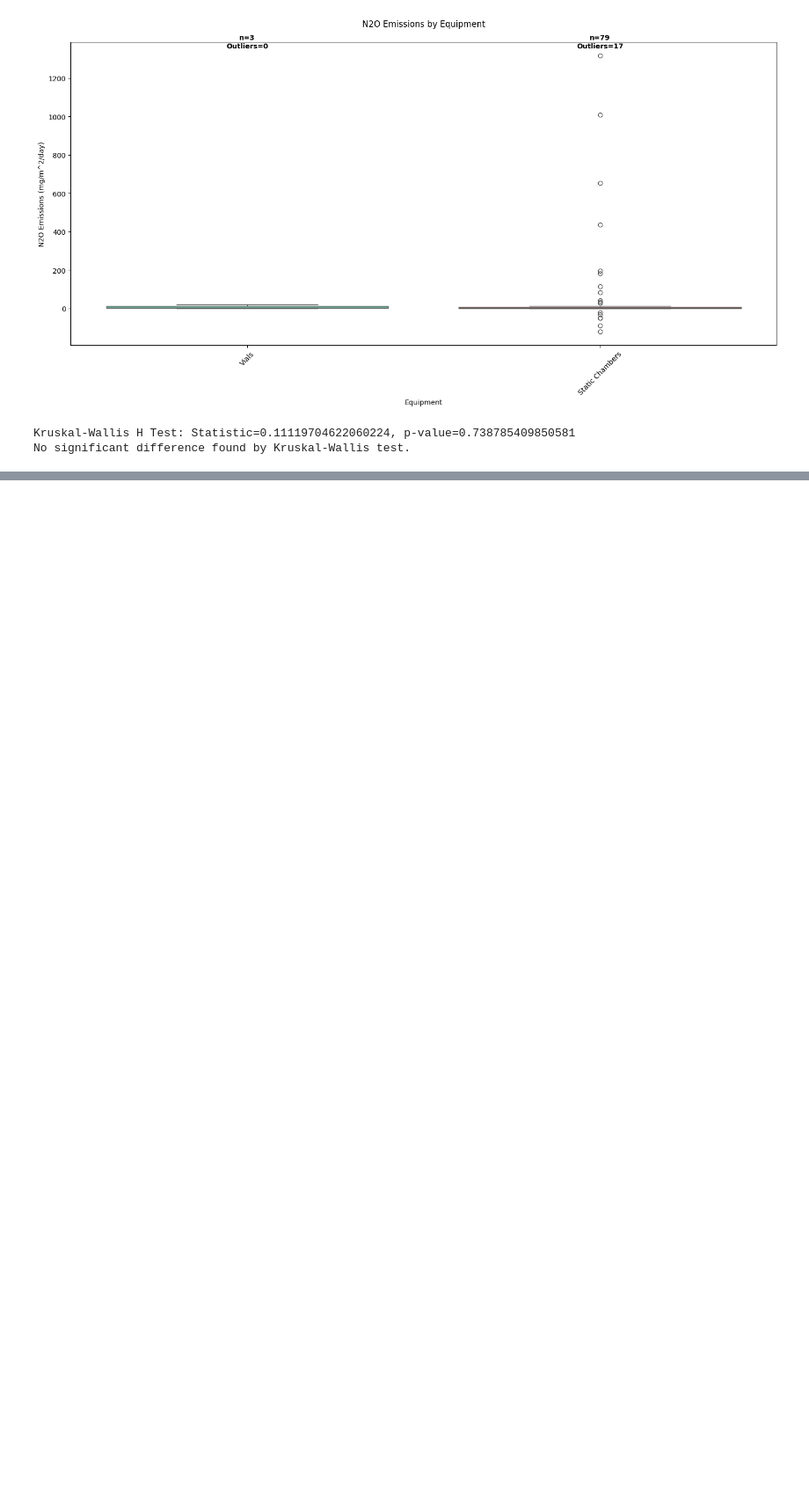
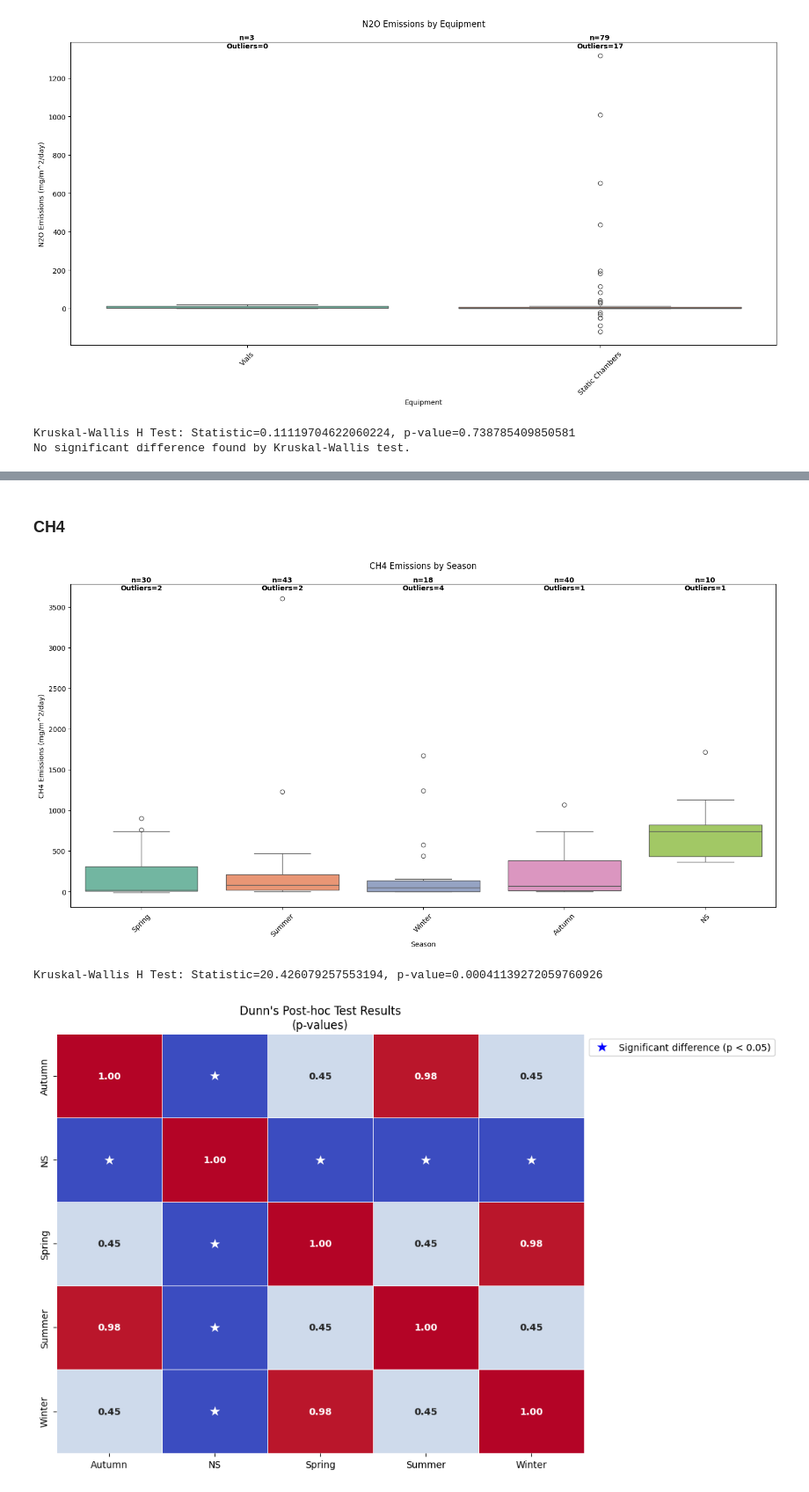
Before and after one commit to cavs1010/wetland_data_ana, a Jupyter notebook: data_analysis.ipynb, the cells around one changed output, grey strips where cells are left out. Shown at 88% size. Drawn from its saved outputs; the diff is of its cells as text; code cells hidden in the pictures; blank space fills up the shorter version.

```diff
--- a/data_analysis.ipynb
+++ b/data_analysis.ipynb
@@ -333,0 +342,8 @@ The plot of N2O emissions by equipment type shows significant variability in mea
+# %% [markdown]
+### CH4
+# %%
+create_boxplot_and_stats(df = ch4_chamber_data, value_column = 'Flux_Value', category_column = 'Season', y_label = 'CH4 Emissions (mg/m^2/day)', title_prefix = 'CH4 Emissions', min_sample_size=1, y_limits=None)
+# %% [output]
+[figure, added]
+Kruskal-Wallis H Test: Statistic=20.426079257553194, p-value=0.00041139272059760926
+[figure, added]
```
Also changed, not shown: parts of 14 cells of this notebook.
